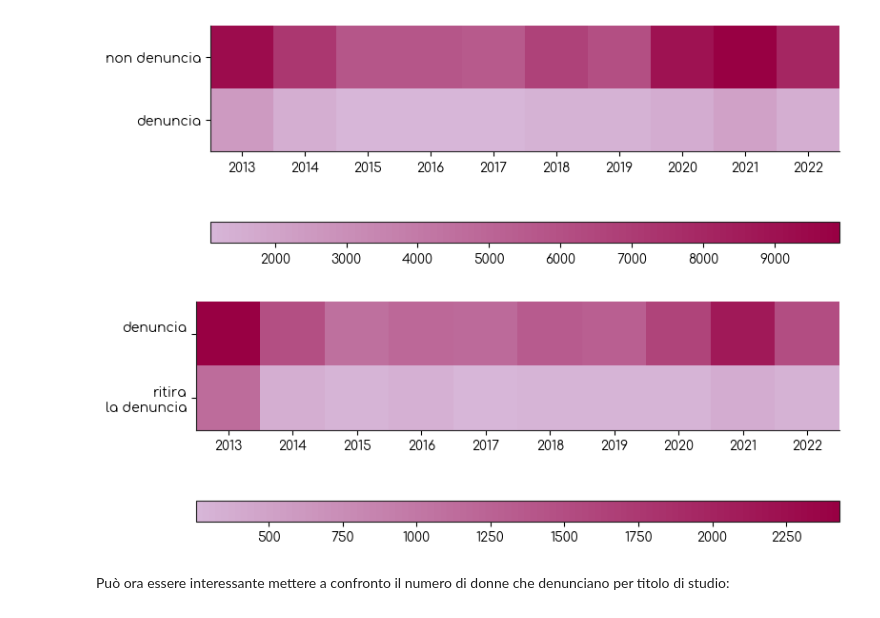
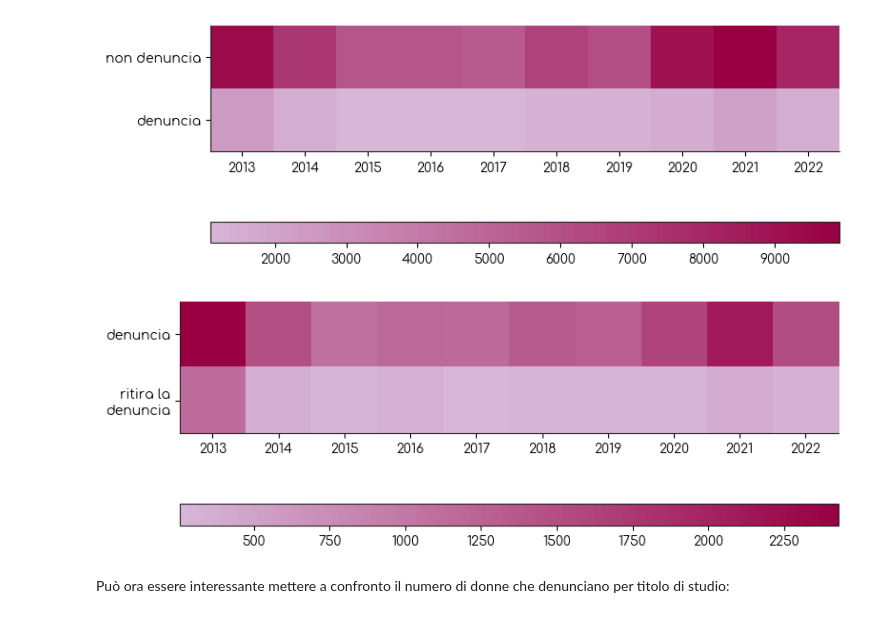
Before and after one commit to initrm/sci-vis, a Jupyter notebook: source/Vittime denuncia e motivo del ritiro.ipynb, the cells around one changed output. Cells and saved outputs as stored; diff of their text form; code cells hidden in the pictures.

```diff
--- a/source/Vittime denuncia e motivo del ritiro.ipynb
+++ b/source/Vittime denuncia e motivo del ritiro.ipynb
@@ -176,42 +176,30 @@ plt.show()
 # %%
 # costruzione dataset
 rep_vs_norep = females[(females['TITOLO_STUDIO'] == 'ALL') & ((females['DENUNCIA'] == 'REPORT') |
                   (females['DENUNCIA'] == 'WITHDR_COMP'))].drop(columns=['TITOLO_STUDIO', 'Titolo di studio'])
 
 # creazione della matrice dei valori
 marks = [rep_vs_norep[rep_vs_norep['DENUNCIA'] == denuncia]['Value'].values
          for denuncia in rep_vs_norep['DENUNCIA'].drop_duplicates().values]
 
 # crea le label per l'asse x ed y prendendo i valori univoci rispettivamente per tempo e denuncia
 xlabels = rep_vs_norep['TIME'].drop_duplicates().values
-ylabels = rep_vs_norep['Denuncia e motivo del ritiro'].drop_duplicates().values
-
-
-# inserisce carattere new line nelle label troppo lunghe
-for lidx in range(len(ylabels)): # ciclo sugli indici delle label dell'asse y
-  label = ylabels[lidx]
-  char_limit = 7 # numero di caratteri consentiti per riga
-  if len(label) > char_limit: # se la label ha meno di char_limit caratteri no problem
-    # se ha più di char_limit caratteri cerco il primo spazio prima della parola di cui
-    # fa parte il carattere alla posizione char_limit
-    space_index = char_limit - label[:char_limit+1][::-1].find(' ')
-    # modifico la label con la versione con la new line al posto dello spazio trovato
-    ylabels[lidx] = label[:space_index] + '\n' + label[space_index+1:]
+ylabels = ['denuncia', 'ritira la\ndenuncia']
 
 # creazione plot
 fig, ax = plt.subplots(1, 1, figsize=(8, 4))
 
 ax.set_xticks(np.arange(len(xlabels)), labels=xlabels)
 ax.set_yticks(np.arange(len(ylabels)), labels=ylabels)
 
 plot = ax.imshow(marks, cmap=females_cmap, interpolation="nearest")
 
 plt.colorbar(plot, orientation="horizontal", pad=0.2, aspect=30)
 
 plt.tight_layout()
 plt.show()
 # %% [output]
-[figure, old version]
+[figure, new version]
 # %% [markdown]
 Può ora essere interessante mettere a confronto il numero di donne che denunciano per titolo di studio:
 # %%
```
Also changed, not shown: parts of 1 cell of this notebook, 1 other file.
